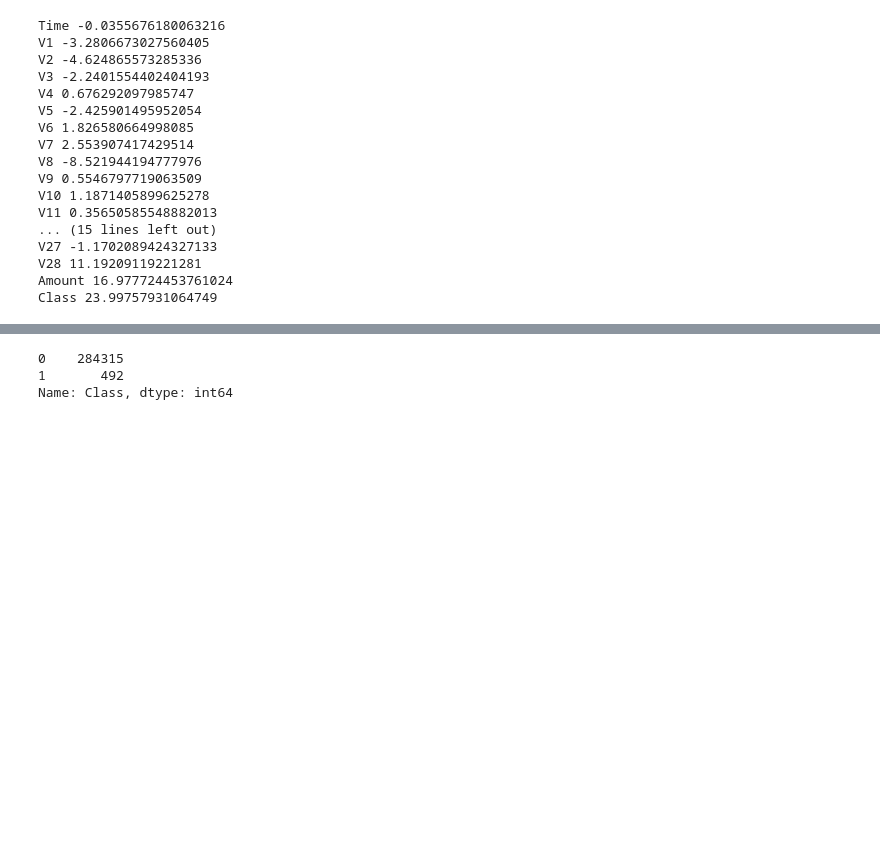
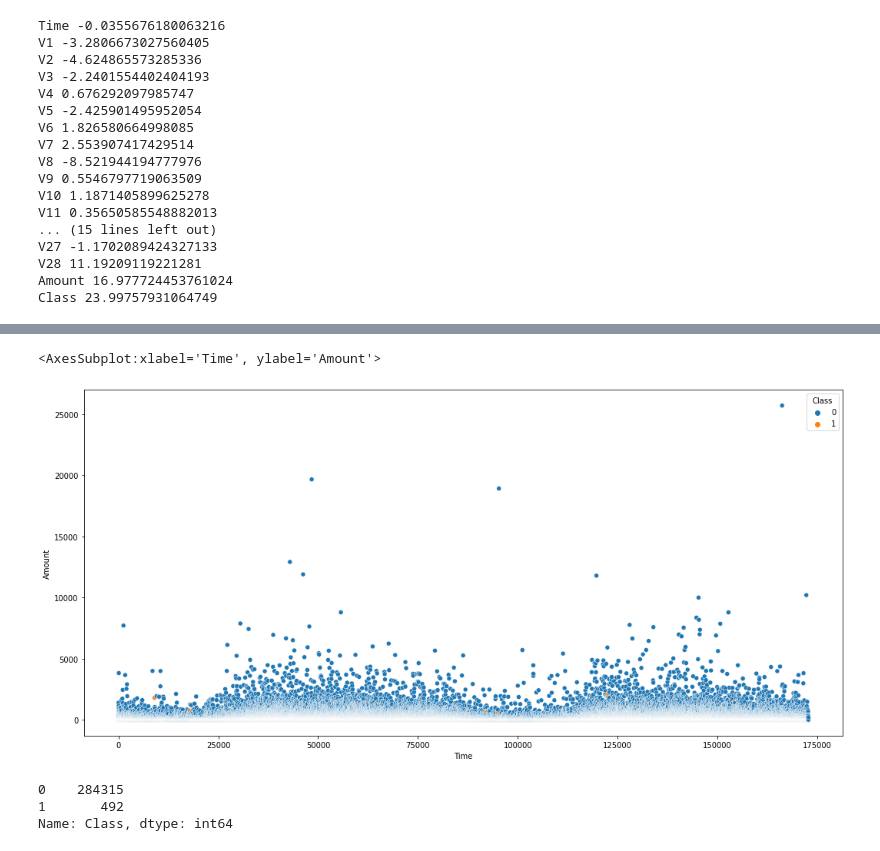
Before and after one commit to jideilori/cc-fraud, a Jupyter notebook: notebooks/eda.ipynb, the cells around one changed output, grey strips where cells are left out. Cells and saved outputs as stored; diff of their text form; code cells hidden in the pictures; blank space fills up the shorter version.

```diff
--- a/notebooks/eda.ipynb
+++ b/notebooks/eda.ipynb
@@ -183,6 +261,12 @@ V12      -0.083688
 V14      -0.086499
 V3       -0.088856
 Name: Class, dtype: float64
+# %%
+# sns.scatterplot(data=data,x=data.Time,y=data.Amount,hue=data.Class)
+sns.scatterplot(data=final_df,x='Time',y='Amount',hue=final_df.Class)
+# %% [output]
+<AxesSubplot:xlabel='Time', ylabel='Amount'>
+[figure, added]
 # %%
 def strat_split(df,target,test_size,seed):
 
```
Also changed, not shown: parts of 33 cells of this notebook, 3 other files.
